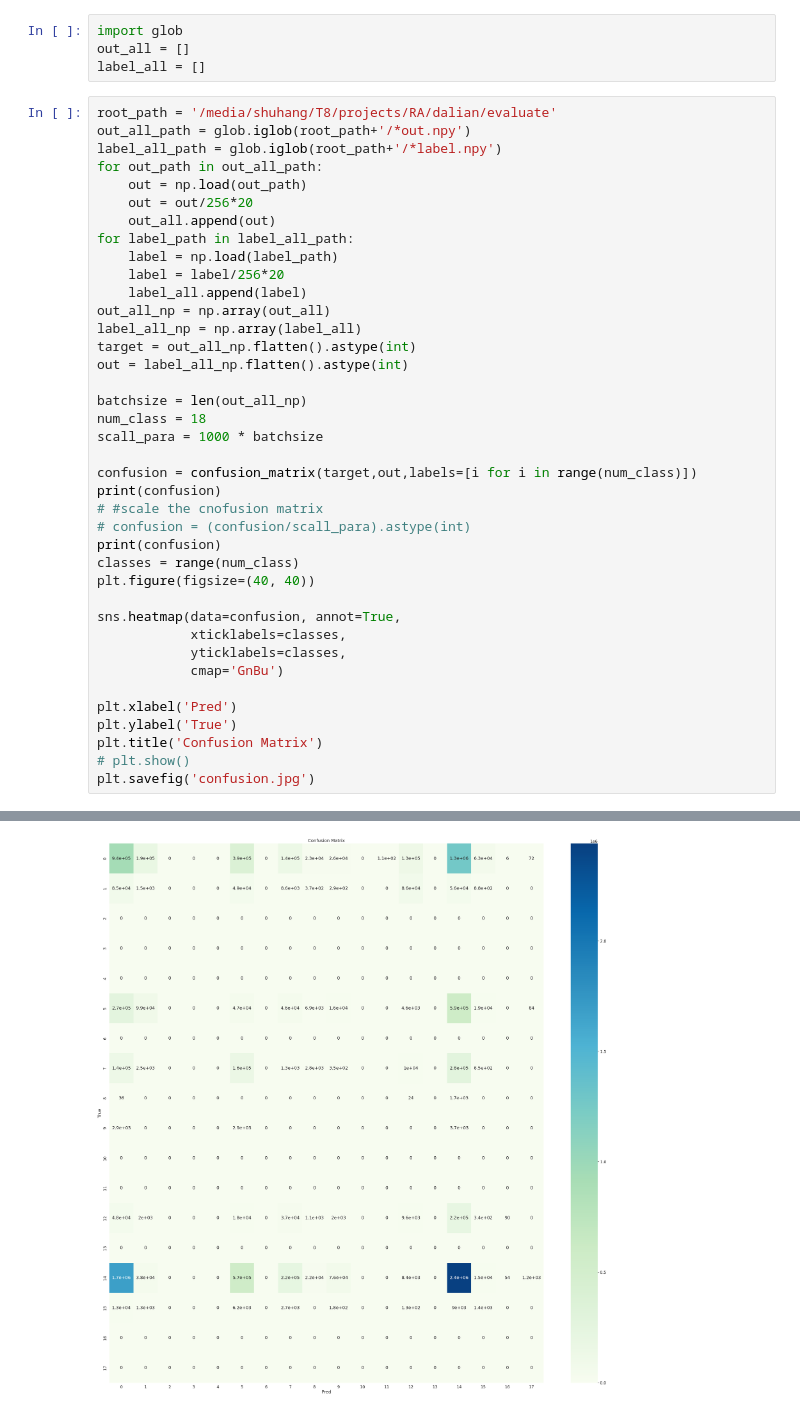
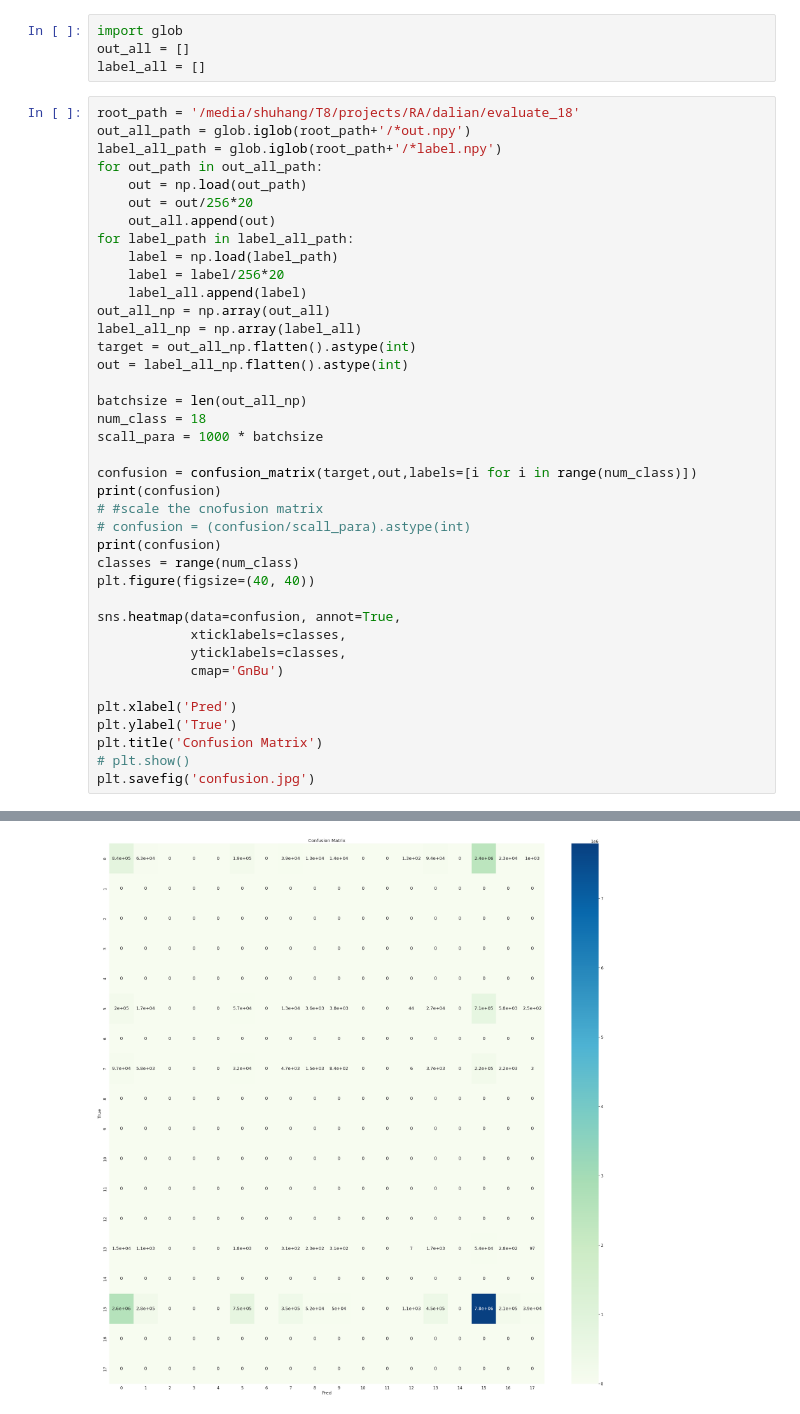
Before and after one commit to ShuhangGe/draw, a Jupyter notebook: confusion_matrix.ipynb, the cells around one changed output, grey strips where cells are left out. Cells and saved outputs as stored; diff of their text form.

```diff
--- a/confusion_matrix.ipynb
+++ b/confusion_matrix.ipynb
@@ -87,7 +87,7 @@ import glob
 out_all = []
 label_all = []
 # %%
-root_path = '/media/shuhang/T8/projects/RA/dalian/evaluate'
+root_path = '/media/shuhang/T8/projects/RA/dalian/evaluate_18'
 out_all_path = glob.iglob(root_path+'/*out.npy')
 label_all_path = glob.iglob(root_path+'/*label.npy')
 for out_path in out_all_path:
@@ -141,6 +141,6 @@ plt.savefig('confusion.jpg')
 ... (56 lines left out)
  [      0       0       0       0       0       0       0       0       0
         0       0       0       0       0       0       0       0       0]
  [      0       0       0       0       0       0       0       0       0
         0       0       0       0       0       0       0       0       0]]
-[figure, old version]
+[figure, new version]
```
Also changed, not shown: parts of 1 cell of this notebook, 1 other file.
